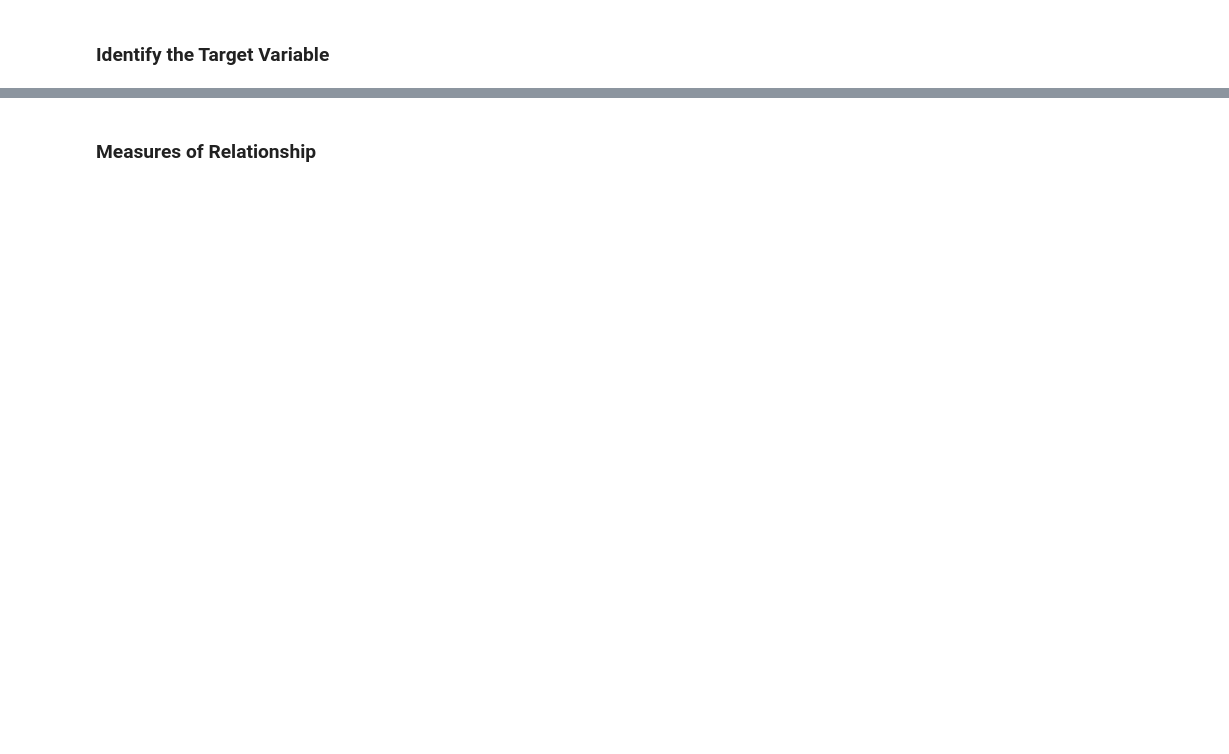
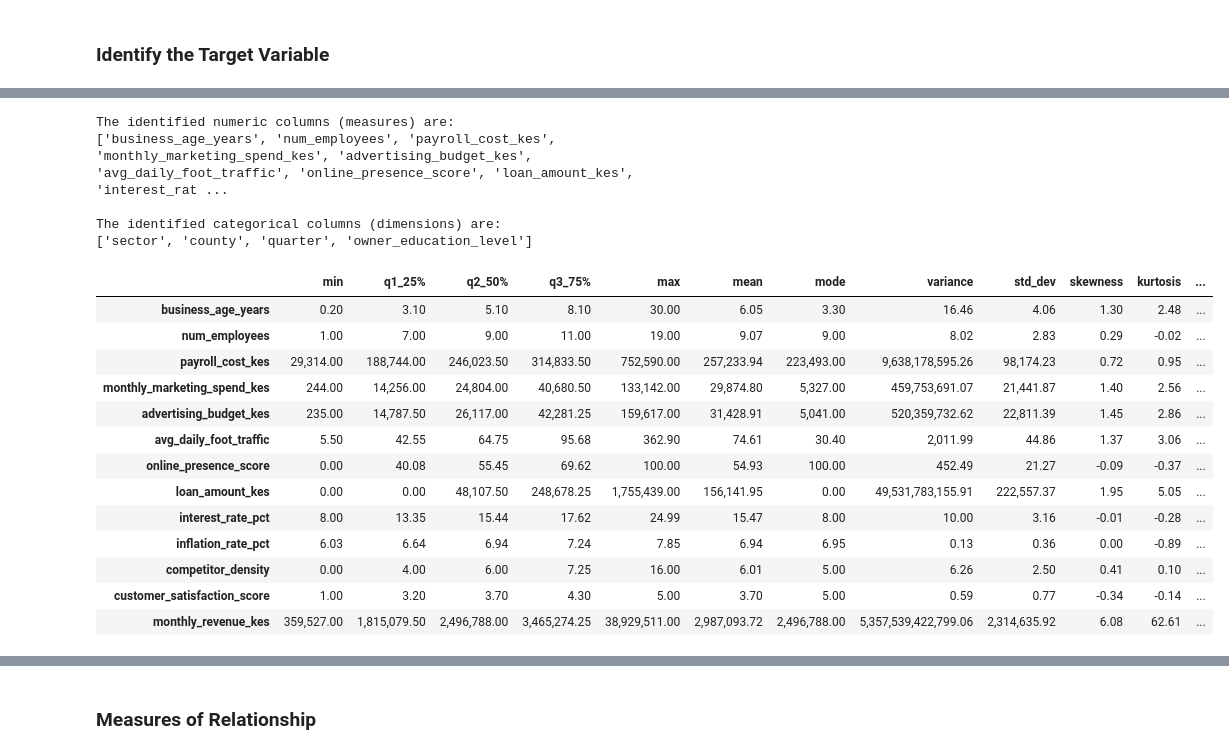
Before and after one commit to course-files/RegressionAndClassification, a Jupyter notebook: 1_regression.ipynb, the cells around one changed output, grey strips where cells are left out. Cells and saved outputs as stored; diff of their text form; code cells hidden in the pictures; blank space fills up the shorter version.

Commit message:
Update to include outlier count in EDA

```diff
--- a/1_regression.ipynb
+++ b/1_regression.ipynb
@@ -308,23 +371,54 @@ Yeo-Johnson) or robust methods/algorithms.
 # %%
 numeric_cols = sme_data.select_dtypes(include=[np.number]).columns.drop("business_id")
 categorical_cols = sme_data.select_dtypes(exclude=[np.number, 'datetime64[ns]']).columns
 
 print("\nThe identified numeric columns (measures) are:")
 print(numeric_cols.tolist())
 
 print("\nThe identified categorical columns (dimensions) are:")
 print(categorical_cols.tolist())
 
+q1 = sme_data[numeric_cols].quantile(0.25)
+q2 = sme_data[numeric_cols].quantile(0.50)
+q3 = sme_data[numeric_cols].quantile(0.75)
+
+iqr = q3 - q1
+
 distribution_summary = pd.DataFrame({
+    "min": sme_data[numeric_cols].min(),
+    "q1_25%": q1,
+    "q2_50%": q2,
+    "q3_75%": q3,
+    "max": sme_data[numeric_cols].max(),
     "mean": sme_data[numeric_cols].mean(),
-    "median": sme_data[numeric_cols].median(),
     "mode": sme_data[numeric_cols].mode().iloc[0],
     "variance": sme_data[numeric_cols].var(),
     "std_dev": sme_data[numeric_cols].std(),
     "skewness": sme_data[numeric_cols].skew(),
     "kurtosis": sme_data[numeric_cols].kurt(),
-    "q1_25%": sme_data[numeric_cols].quantile(0.25),
-    "q2_50%": sme_data[numeric_cols].quantile(0.50),
-    "q3_75%": sme_data[numeric_cols].quantile(0.75),
+    "IQR": iqr,
+    "lower_fence": q1 - 1.5 * iqr,
+    "upper_fence": q3 + 1.5 * iqr,
 })
-distribution_summary.round(2)
+
+distribution_summary.round(2).style.format("{:,.2f}")
+# %% [output]
+The identified numeric columns (measures) are:
+['business_age_years', 'num_employees', 'payroll_cost_kes', 'monthly_marketing_spend_kes', 'advertising_budget_kes', 'avg_daily_foot_traffic', 'online_presence_score', 'loan_amount_kes', 'interest_rat ...
+
+The identified categorical columns (dimensions) are:
+['sector', 'county', 'quarter', 'owner_education_level']
+|  | min | q1_25% | q2_50% | q3_75% | max | mean | mode | variance | std_dev | skewness | kurtosis | ... |
+| business_age_years | 0.20 | 3.10 | 5.10 | 8.10 | 30.00 | 6.05 | 3.30 | 16.46 | 4.06 | 1.30 | 2.48 | ... |
+| num_employees | 1.00 | 7.00 | 9.00 | 11.00 | 19.00 | 9.07 | 9.00 | 8.02 | 2.83 | 0.29 | -0.02 | ... |
+| payroll_cost_kes | 29,314.00 | 188,744.00 | 246,023.50 | 314,833.50 | 752,590.00 | 257,233.94 | 223,493.00 | 9,638,178,595.26 | 98,174.23 | 0.72 | 0.95 | ... |
+| monthly_marketing_spend_kes | 244.00 | 14,256.00 | 24,804.00 | 40,680.50 | 133,142.00 | 29,874.80 | 5,327.00 | 459,753,691.07 | 21,441.87 | 1.40 | 2.56 | ... |
+| advertising_budget_kes | 235.00 | 14,787.50 | 26,117.00 | 42,281.25 | 159,617.00 | 31,428.91 | 5,041.00 | 520,359,732.62 | 22,811.39 | 1.45 | 2.86 | ... |
+| avg_daily_foot_traffic | 5.50 | 42.55 | 64.75 | 95.68 | 362.90 | 74.61 | 30.40 | 2,011.99 | 44.86 | 1.37 | 3.06 | ... |
+| online_presence_score | 0.00 | 40.08 | 55.45 | 69.62 | 100.00 | 54.93 | 100.00 | 452.49 | 21.27 | -0.09 | -0.37 | ... |
+| loan_amount_kes | 0.00 | 0.00 | 48,107.50 | 248,678.25 | 1,755,439.00 | 156,141.95 | 0.00 | 49,531,783,155.91 | 222,557.37 | 1.95 | 5.05 | ... |
+| interest_rate_pct | 8.00 | 13.35 | 15.44 | 17.62 | 24.99 | 15.47 | 8.00 | 10.00 | 3.16 | -0.01 | -0.28 | ... |
+| inflation_rate_pct | 6.03 | 6.64 | 6.94 | 7.24 | 7.85 | 6.94 | 6.95 | 0.13 | 0.36 | 0.00 | -0.89 | ... |
+| competitor_density | 0.00 | 4.00 | 6.00 | 7.25 | 16.00 | 6.01 | 5.00 | 6.26 | 2.50 | 0.41 | 0.10 | ... |
+| customer_satisfaction_score | 1.00 | 3.20 | 3.70 | 4.30 | 5.00 | 3.70 | 5.00 | 0.59 | 0.77 | -0.34 | -0.14 | ... |
+| monthly_revenue_kes | 359,527.00 | 1,815,079.50 | 2,496,788.00 | 3,465,274.25 | 38,929,511.00 | 2,987,093.72 | 2,496,788.00 | 5,357,539,422,799.06 | 2,314,635.92 | 6.08 | 62.61 | ... |
```
Also changed, not shown: parts of 49 cells of this notebook.
